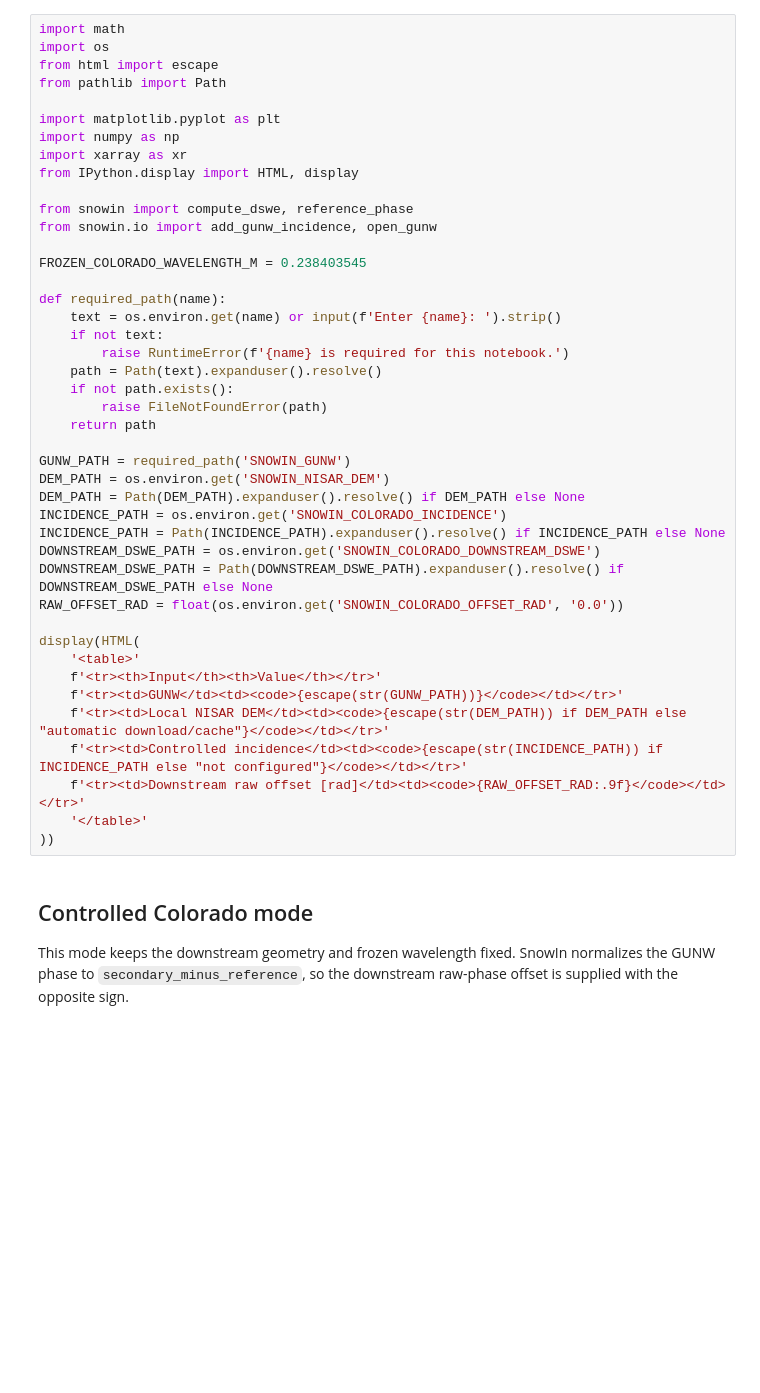
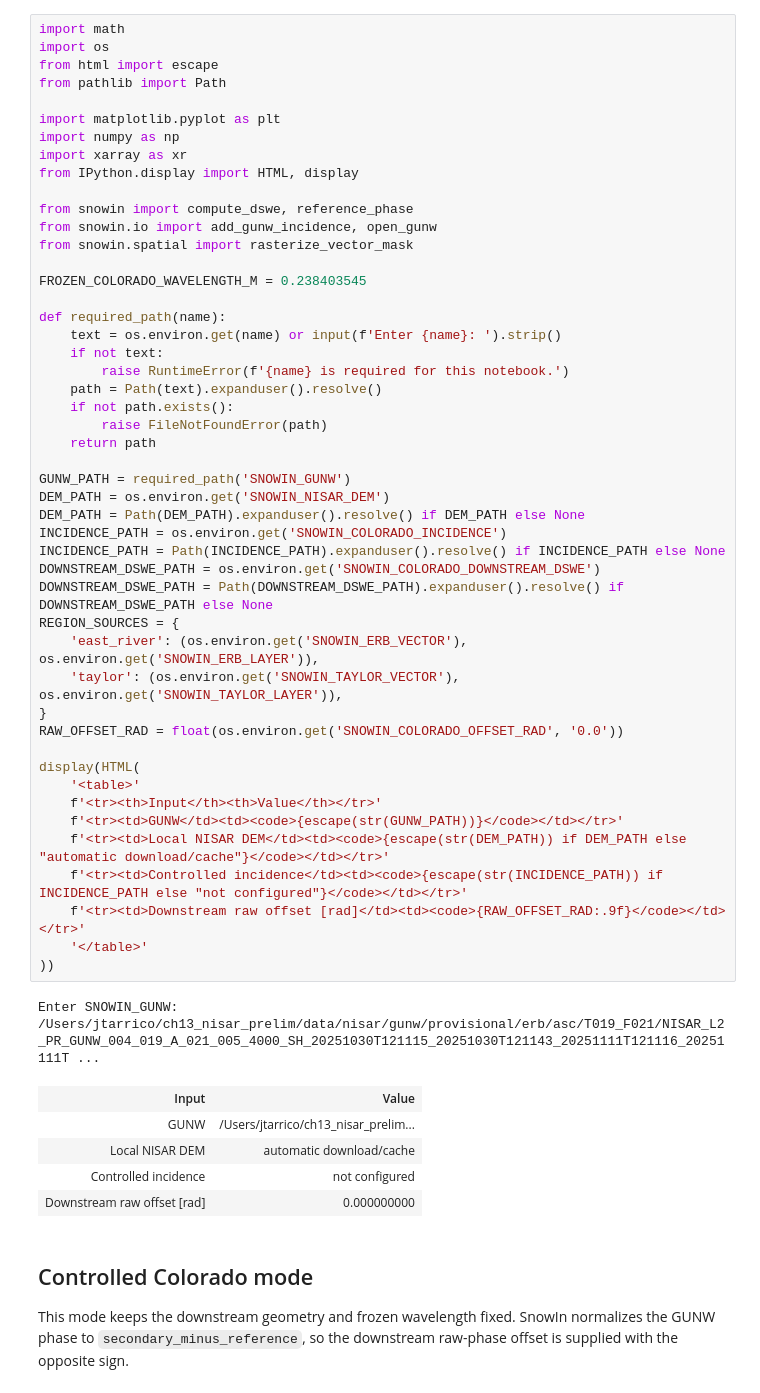
Before and after one commit to snowin-org/snowin, a Jupyter notebook: notebooks/03_colorado_comparison_workflow.ipynb, the cells around one changed output. Cells and saved outputs as stored; diff of their text form; blank space fills up the shorter version.

```diff
--- a/notebooks/03_colorado_comparison_workflow.ipynb
+++ b/notebooks/03_colorado_comparison_workflow.ipynb
@@ -20,36 +20,48 @@ from IPython.display import HTML, display
 
 from snowin import compute_dswe, reference_phase
 from snowin.io import add_gunw_incidence, open_gunw
+from snowin.spatial import rasterize_vector_mask
 
 FROZEN_COLORADO_WAVELENGTH_M = 0.238403545
 
 def required_path(name):
     text = os.environ.get(name) or input(f'Enter {name}: ').strip()
     if not text:
         raise RuntimeError(f'{name} is required for this notebook.')
     path = Path(text).expanduser().resolve()
     if not path.exists():
         raise FileNotFoundError(path)
     return path
 
 GUNW_PATH = required_path('SNOWIN_GUNW')
 DEM_PATH = os.environ.get('SNOWIN_NISAR_DEM')
 DEM_PATH = Path(DEM_PATH).expanduser().resolve() if DEM_PATH else None
 INCIDENCE_PATH = os.environ.get('SNOWIN_COLORADO_INCIDENCE')
 INCIDENCE_PATH = Path(INCIDENCE_PATH).expanduser().resolve() if INCIDENCE_PATH else None
 DOWNSTREAM_DSWE_PATH = os.environ.get('SNOWIN_COLORADO_DOWNSTREAM_DSWE')
 DOWNSTREAM_DSWE_PATH = Path(DOWNSTREAM_DSWE_PATH).expanduser().resolve() if DOWNSTREAM_DSWE_PATH else None
+REGION_SOURCES = {
+    'east_river': (os.environ.get('SNOWIN_ERB_VECTOR'), os.environ.get('SNOWIN_ERB_LAYER')),
+    'taylor': (os.environ.get('SNOWIN_TAYLOR_VECTOR'), os.environ.get('SNOWIN_TAYLOR_LAYER')),
+}
 RAW_OFFSET_RAD = float(os.environ.get('SNOWIN_COLORADO_OFFSET_RAD', '0.0'))
 
 display(HTML(
     '<table>'
     f'<tr><th>Input</th><th>Value</th></tr>'
     f'<tr><td>GUNW</td><td><code>{escape(str(GUNW_PATH))}</code></td></tr>'
     f'<tr><td>Local NISAR DEM</td><td><code>{escape(str(DEM_PATH)) if DEM_PATH else "automatic download/cache"}</code></td></tr>'
     f'<tr><td>Controlled incidence</td><td><code>{escape(str(INCIDENCE_PATH)) if INCIDENCE_PATH else "not configured"}</code></td></tr>'
     f'<tr><td>Downstream raw offset [rad]</td><td><code>{RAW_OFFSET_RAD:.9f}</code></td></tr>'
     '</table>'
 ))
+# %% [output]
+Enter SNOWIN_GUNW:  /Users/jtarrico/ch13_nisar_prelim/data/nisar/gunw/provisional/erb/asc/T019_F021/NISAR_L2_PR_GUNW_004_019_A_021_005_4000_SH_20251030T121115_20251030T121143_20251111T121116_20251111T ...
+| Input | Value |
+| GUNW | /Users/jtarrico/ch13_nisar_prelim... |
+| Local NISAR DEM | automatic download/cache |
+| Controlled incidence | not configured |
+| Downstream raw offset [rad] | 0.000000000 |
 # %% [markdown]
 ## Controlled Colorado mode
 
```
Also changed, not shown: parts of 9 cells of this notebook, 11 other files.
